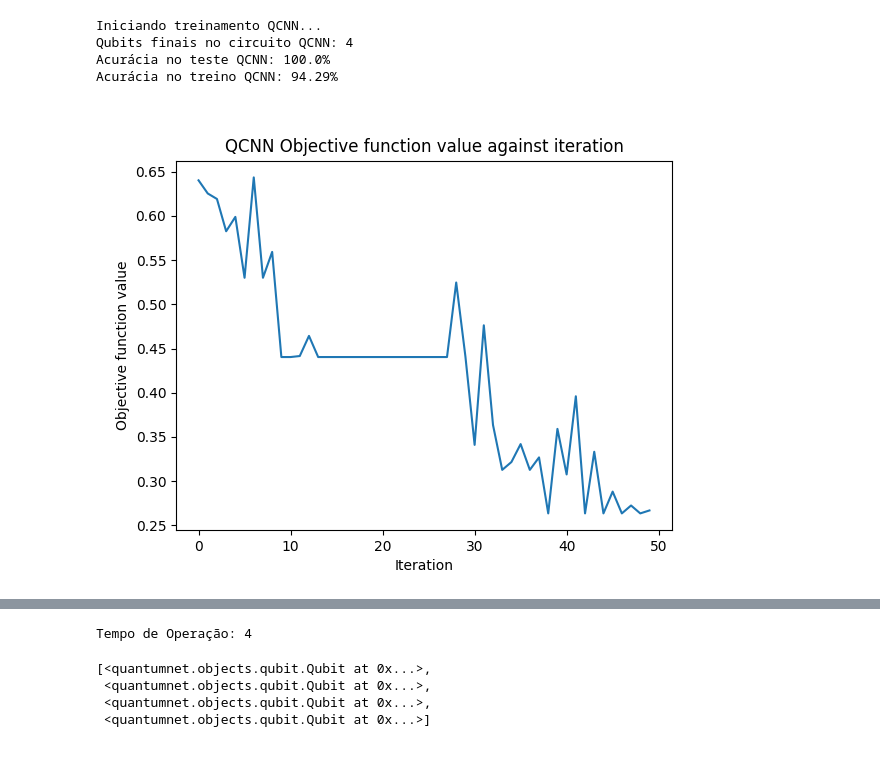
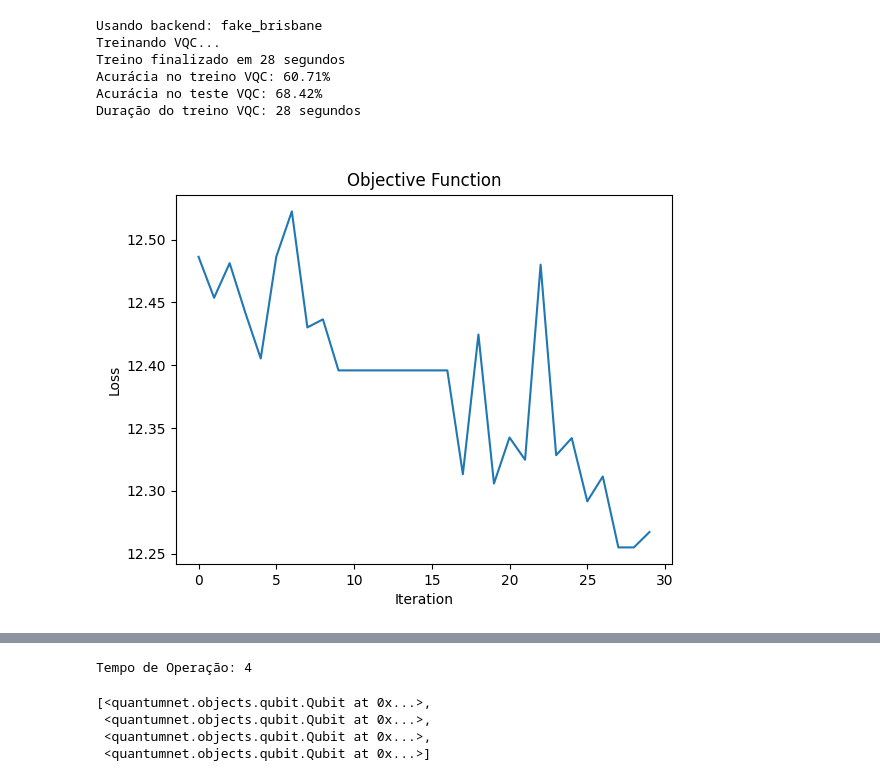
Before and after one commit to AndreySlv/BQC-QML, a Jupyter notebook: BQC-QML.ipynb, the cells around one changed output, grey strips where cells are left out. Saved outputs shown, nothing was run; the diff lists cells and outputs as text; code cells hidden in the pictures.

```diff
--- a/BQC-QML.ipynb
+++ b/BQC-QML.ipynb
@@ -16,4 +68,4 @@ Pares EPRs adicionados
 # %%
 # quantum_circuit, num_qubits, circuit_depth = rede.generate_random_circuit(num_qubits=4, num_gates=20)
-rede.application_layer.run_app("AC_BQC", alice_id=6, bob_id=0, num_qubits=4,scenario=1,circuit_depth=4,modelo_qml="qcnn")
+rede.application_layer.run_app("AC_BQC", alice_id=6, bob_id=0, num_qubits=4,scenario=1,circuit_depth=4,modelo_qml="vqc")
 # %% [output]
@@ -37,5 +89,7 @@ rede.application_layer.run_app("AC_BQC", alice_id=6, bob_id=0, num_qubits=4,scen
-Iniciando treinamento QCNN...
-Qubits finais no circuito QCNN: 4
-Acurácia no teste QCNN: 100.0%
-Acurácia no treino QCNN: 94.29%
+Usando backend: fake_brisbane
+Treinando VQC...
+Treino finalizado em 28 segundos
+Acurácia no treino VQC: 60.71%
+Acurácia no teste VQC: 68.42%
+Duração do treino VQC: 28 segundos
-[figure, old version]
+[figure, new version]
```
Also changed, not shown: parts of 4 cells of this notebook, 8 other files.
